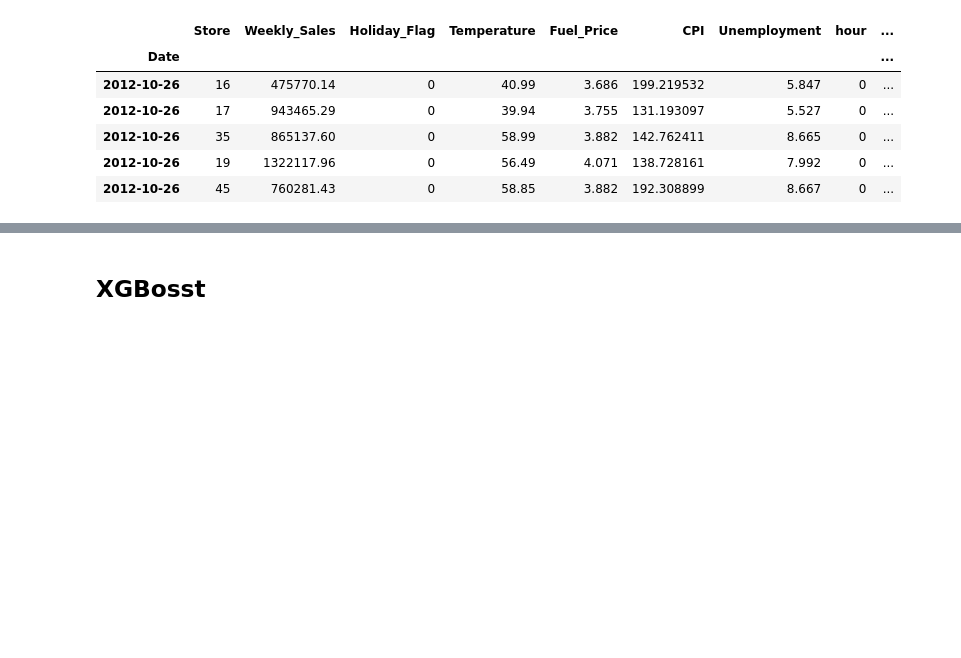
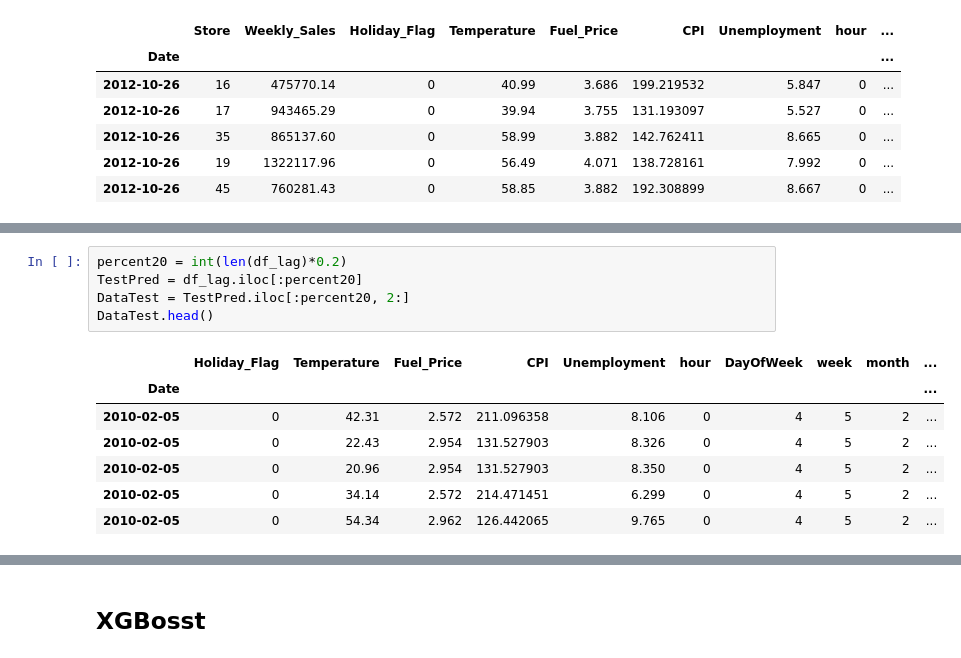
Before and after one commit to katasrofi/sales_performance, a Jupyter notebook: Forecasting.ipynb, the cells around one changed output, grey strips where cells are left out. Saved outputs shown, nothing was run; the diff lists cells and outputs as text; blank space fills up the shorter version.

```diff
--- a/Forecasting.ipynb
+++ b/Forecasting.ipynb
@@ -358,0 +330,13 @@ Score log value:
+# %%
+percent20 = int(len(df_lag)*0.2)
+TestPred = df_lag.iloc[:percent20]
+DataTest = TestPred.iloc[:percent20, 2:]
+DataTest.head()
+# %% [output]
+|  | Holiday_Flag | Temperature | Fuel_Price | CPI | Unemployment | hour | DayOfWeek | week | month | ... |
+| Date |  |  |  |  |  |  |  |  |  | ... |
+| 2010-02-05 | 0 | 42.31 | 2.572 | 211.096358 | 8.106 | 0 | 4 | 5 | 2 | ... |
+| 2010-02-05 | 0 | 22.43 | 2.954 | 131.527903 | 8.326 | 0 | 4 | 5 | 2 | ... |
+| 2010-02-05 | 0 | 20.96 | 2.954 | 131.527903 | 8.350 | 0 | 4 | 5 | 2 | ... |
+| 2010-02-05 | 0 | 34.14 | 2.572 | 214.471451 | 6.299 | 0 | 4 | 5 | 2 | ... |
+| 2010-02-05 | 0 | 54.34 | 2.962 | 126.442065 | 9.765 | 0 | 4 | 5 | 2 | ... |
```
Also changed, not shown: parts of 31 cells of this notebook, 8 other files.
